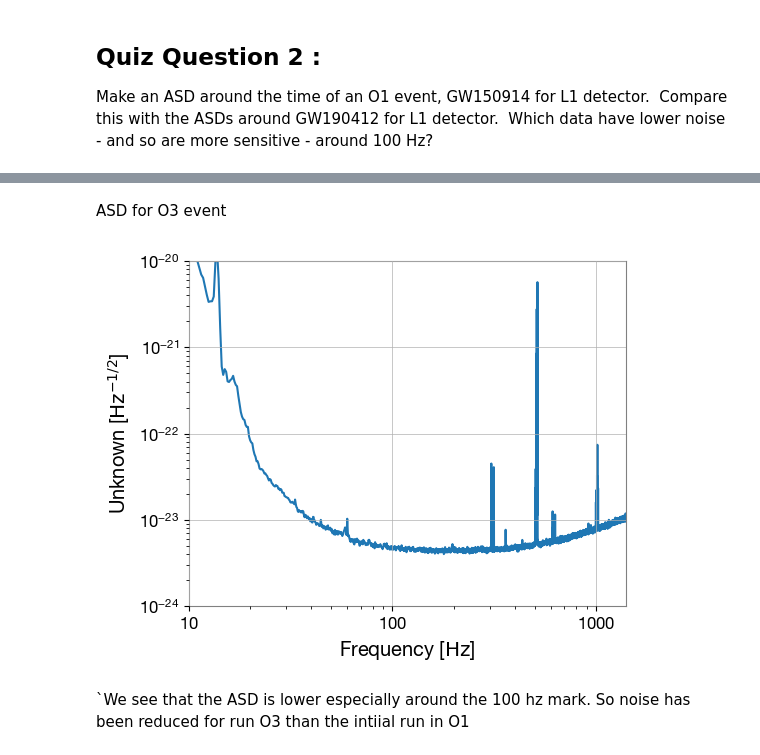
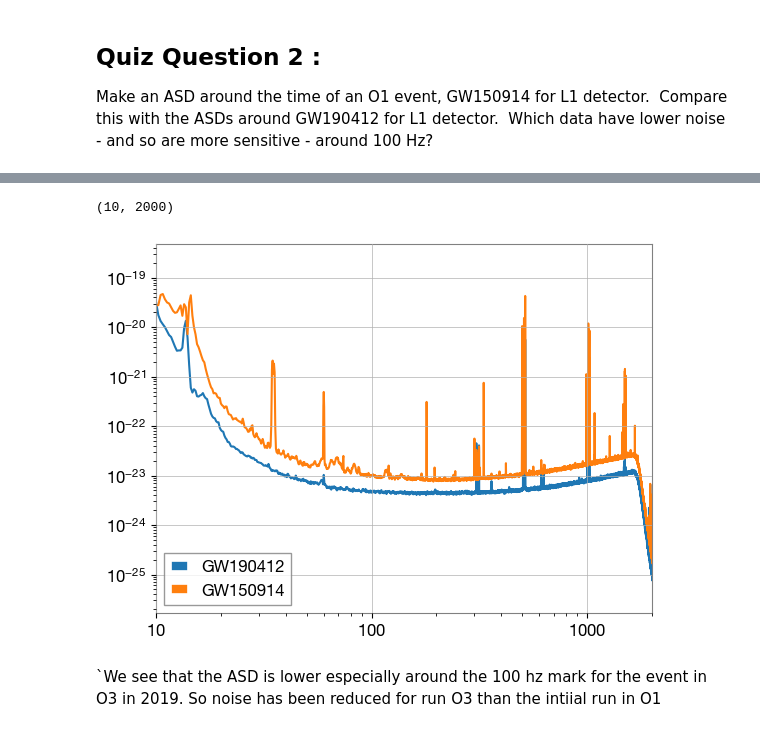
Before and after one commit to joshgowdyprog/grav-wave-data-explore, a Jupyter notebook: Tutorials/Day_1/Tuto_1.2_Open_Data_access_with_GWpy.ipynb, the cells around one changed output, grey strips where cells are left out. Saved outputs shown, nothing was run; the diff lists cells and outputs as text; code cells hidden in the pictures.

```diff
--- a/Tutorials/Day_1/Tuto_1.2_Open_Data_access_with_GWpy.ipynb
+++ b/Tutorials/Day_1/Tuto_1.2_Open_Data_access_with_GWpy.ipynb
@@ -340,14 +311,22 @@ plotO1.show(warn=False)
-# %% [markdown]
-ASD for O3 event
-# %%
-ldataO3 = TimeSeries.fetch_open_data('L1', int(gps)-512, int(gps)+512, cache=True)
-lasdO3 = ldataO3.asd(fftlength=4, method="median")
-plotO3 = lasdO3.plot()
-axes = plotO3.gca()
-axes.set_xlim(10, 1400)
-axes.set_ylim(1e-24, 1e-20)
-plotO3.show(warn=False)
-# %% [output]
-[figure, removed]
+# %%
+from gwpy.timeseries import TimeSeries
+from gwosc.datasets import event_gps
+import pylab as plt
+
+gps = event_gps('GW190412')
+ldata = TimeSeries.fetch_open_data('L1', int(gps)-512, int(gps)+512, cache=True)
+lasd = ldata.asd(fftlength=4, method="median")
+
+gps2 = event_gps('GW150914')
+ldata2 = TimeSeries.fetch_open_data('L1', int(gps2)-512, int(gps2)+512, cache=True)
+lasd2 = ldata2.asd(fftlength=4, method="median")
+
+plt.loglog(lasd, label = 'GW190412')
+plt.loglog(lasd2,label = 'GW150914')
+plt.legend()
+plt.xlim(10,2000)
+# %% [output]
+(10, 2000)
+[figure, added]
 # %% [markdown]
-`We see that the ASD is lower especially around the 100 hz mark. So noise has been reduced for run O3 than the intiial run in O1
+`We see that the ASD is lower especially around the 100 hz mark for the event in O3 in 2019. So noise has been reduced for run O3 than the intiial run in O1
```
Also changed, not shown: parts of 4 cells of this notebook, 1 other file.
